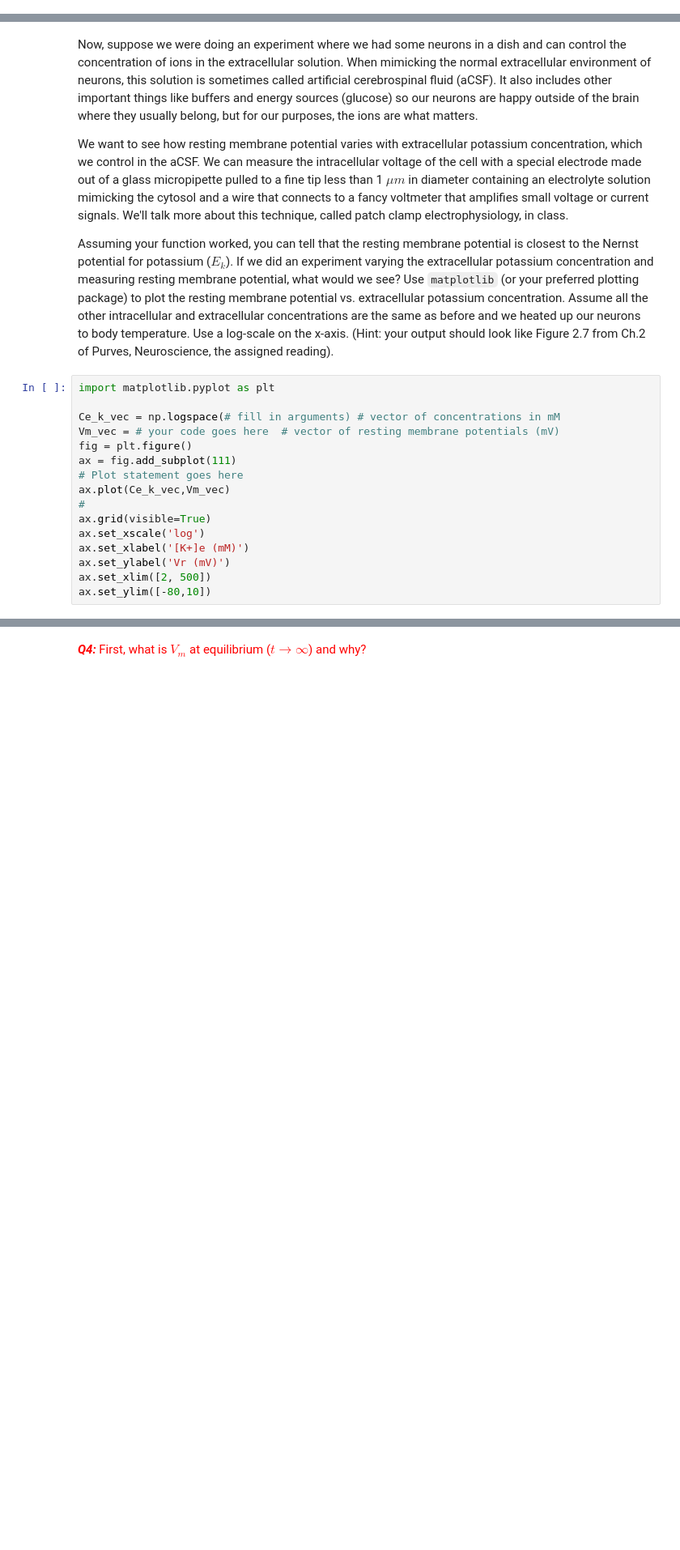
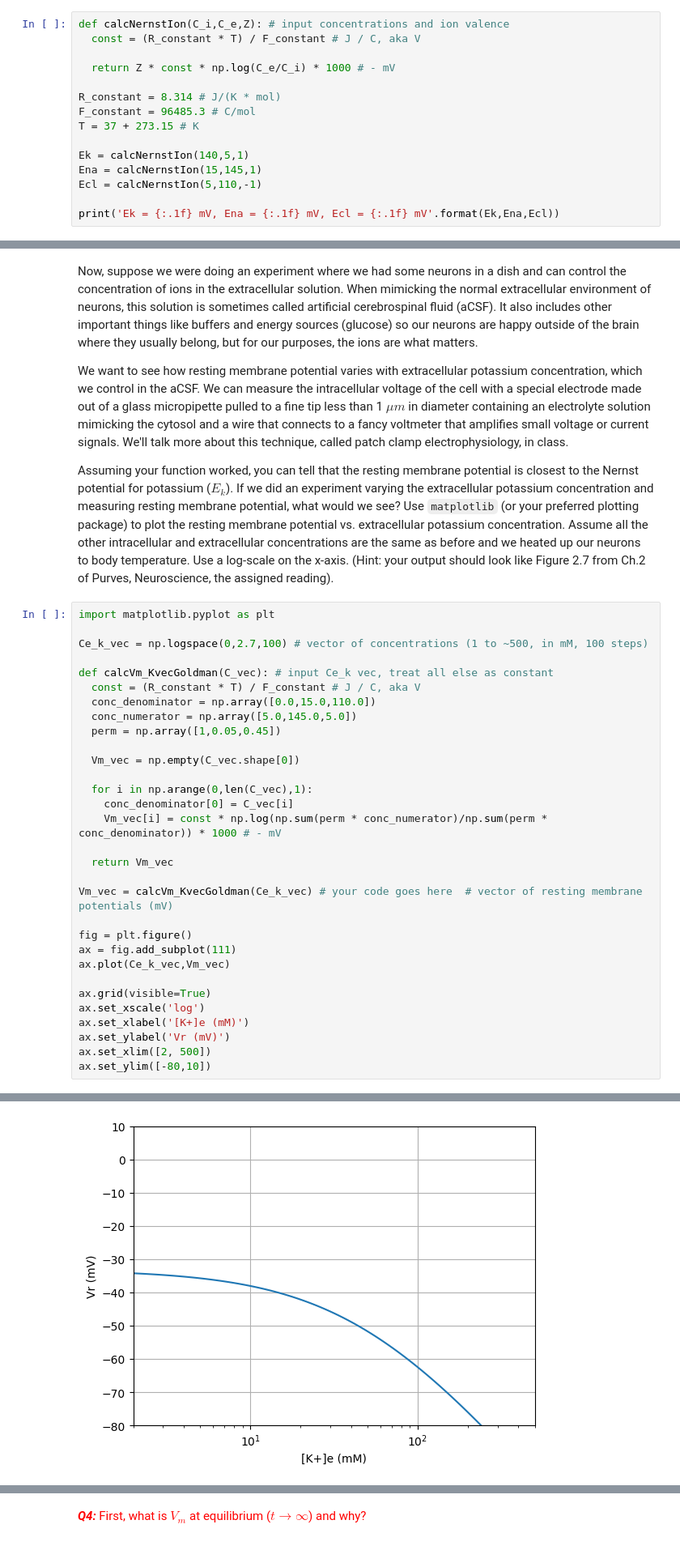
Before and after one commit to lw-miles24/3-CompModNervSys-NernstVm, a Jupyter notebook: CompModNervSys_exercise3.ipynb, the cells around one changed output, grey strips where cells are left out. Shown at 81% size. Saved outputs shown, nothing was run; the diff lists cells and outputs as text; blank space fills up the shorter version.

```diff
--- a/CompModNervSys_exercise3.ipynb
+++ b/CompModNervSys_exercise3.ipynb
@@ -153,0 +147,15 @@ print('Ek = {:.1f} mV, Ena = {:.1f} mV, Ecl = {:.1f} mV'.format(Ek,Ena,Ecl))
+# %%
+def calcNernstIon(C_i,C_e,Z): # input concentrations and ion valence
+  const = (R_constant * T) / F_constant # J / C, aka V
+
+  return Z * const * np.log(C_e/C_i) * 1000 # - mV
+
+R_constant = 8.314 # J/(K * mol)
+F_constant = 96485.3 # C/mol
+T = 37 + 273.15 # K
+
+Ek = calcNernstIon(140,5,1)
+Ena = calcNernstIon(15,145,1)
+Ecl = calcNernstIon(5,110,-1)
+
+print('Ek = {:.1f} mV, Ena = {:.1f} mV, Ecl = {:.1f} mV'.format(Ek,Ena,Ecl))
@@ -173,16 +197,32 @@ Assuming your function worked, you can tell that the resting membrane potential
 # %%
 import matplotlib.pyplot as plt
 
-Ce_k_vec = np.logspace(# fill in arguments) # vector of concentrations in mM
-Vm_vec = # your code goes here  # vector of resting membrane potentials (mV)
+Ce_k_vec = np.logspace(0,2.7,100) # vector of concentrations (1 to ~500, in mM, 100 steps)
+
+def calcVm_KvecGoldman(C_vec): # input Ce_k vec, treat all else as constant
+  const = (R_constant * T) / F_constant # J / C, aka V
+  conc_denominator = np.array([0.0,15.0,110.0])
+  conc_numerator = np.array([5.0,145.0,5.0])
+  perm = np.array([1,0.05,0.45])
+
+  Vm_vec = np.empty(C_vec.shape[0])
+
+  for i in np.arange(0,len(C_vec),1):
+    conc_denominator[0] = C_vec[i]
+    Vm_vec[i] = const * np.log(np.sum(perm * conc_numerator)/np.sum(perm * conc_denominator)) * 1000 # - mV
+
+  return Vm_vec
+
+Vm_vec = calcVm_KvecGoldman(Ce_k_vec) # your code goes here  # vector of resting membrane potentials (mV)
+
 fig = plt.figure()
 ax = fig.add_subplot(111)
-# Plot statement goes here
 ax.plot(Ce_k_vec,Vm_vec)
-#
+
 ax.grid(visible=True)
 ax.set_xscale('log')
 ax.set_xlabel('[K+]e (mM)')
 ax.set_ylabel('Vr (mV)')
 ax.set_xlim([2, 500])
 ax.set_ylim([-80,10])
+# %% [output]
@@ -189,3 +230,4 @@ ax.set_ylim([-80,10])
+[figure, added]
 # %% [markdown]
 Let's say we wanted to do an experiment where we raised the resting membrane potential by $10 mV$ from the value you calculated earlier. What concentration of K+ should we use in the extracellular solution?
 
```
Also changed, not shown: parts of 9 cells of this notebook.
